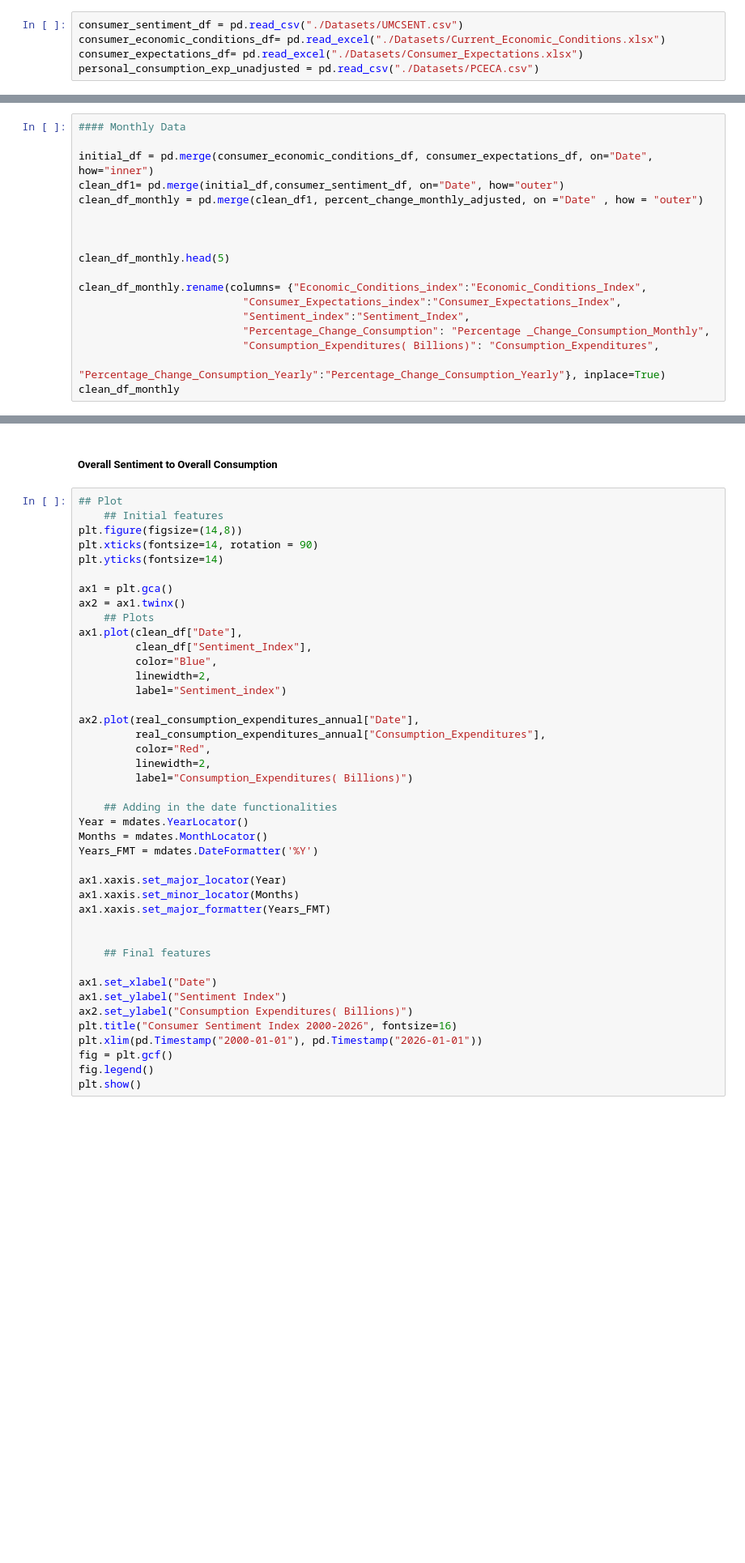
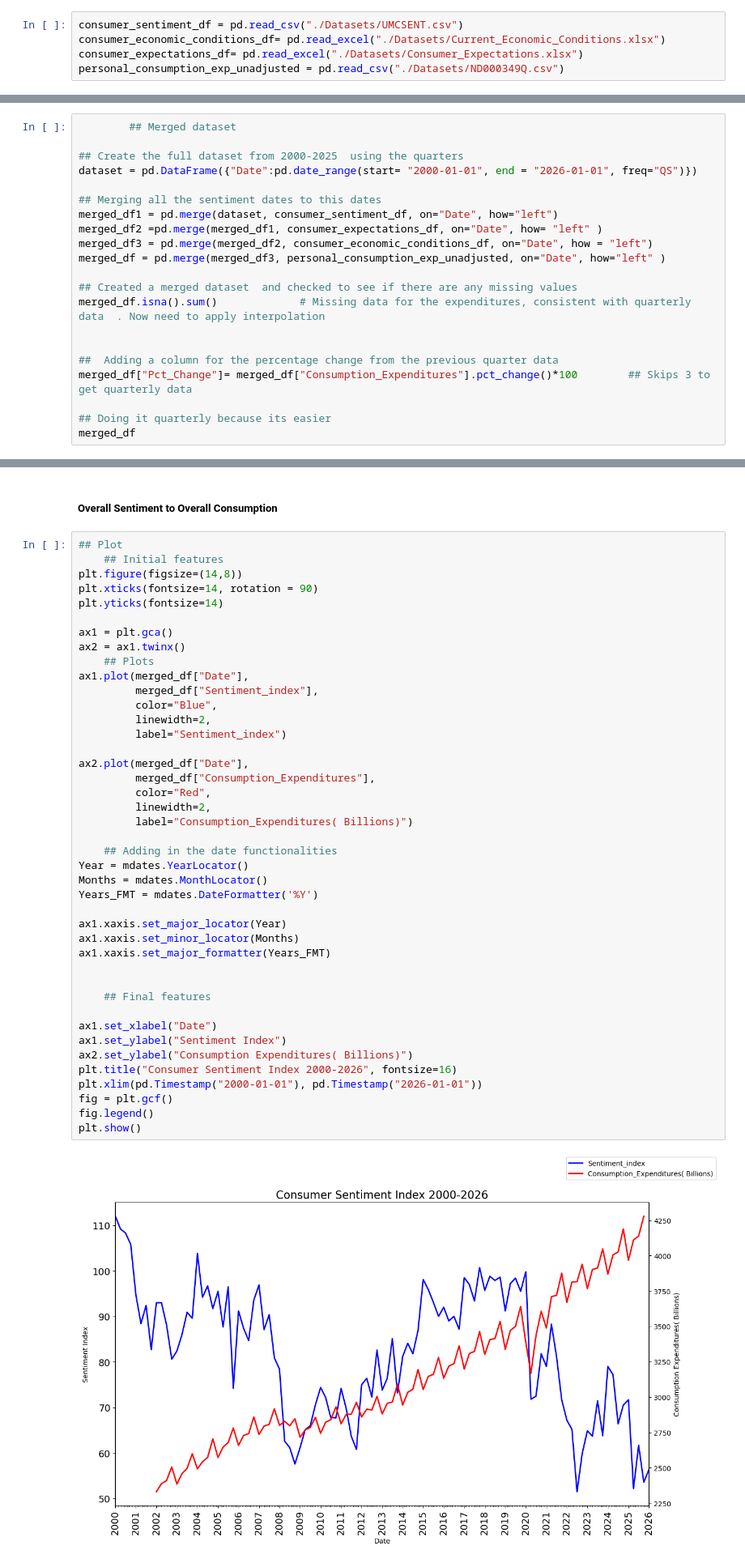
Before and after one commit to shane-221/Macro_project, a Jupyter notebook: main.ipynb, the cells around one changed output, grey strips where cells are left out. Shown at 81% size. Drawn from its saved outputs; the diff is of its cells as text; blank space fills up the shorter version.

Commit message:
Diagrams completed

```diff
--- a/main.ipynb
+++ b/main.ipynb
@@ -22,4 +22,4 @@ pd.options.display.float_format ="{:,.2f}".format
 consumer_sentiment_df = pd.read_csv("./Datasets/UMCSENT.csv")
 consumer_economic_conditions_df= pd.read_excel("./Datasets/Current_Economic_Conditions.xlsx")
 consumer_expectations_df= pd.read_excel("./Datasets/Consumer_Expectations.xlsx")
-personal_consumption_exp_unadjusted = pd.read_csv("./Datasets/PCECA.csv")
+personal_consumption_exp_unadjusted = pd.read_csv("./Datasets/ND000349Q.csv")
@@ -143,20 +214,23 @@ personal_consumption_exp_unadjusted.sample(5)
 ### Main Clean dataset with all variables
 ---
 # %%
-#### Monthly Data
+        ## Merged dataset
 
-initial_df = pd.merge(consumer_economic_conditions_df, consumer_expectations_df, on="Date", how="inner")
-clean_df1= pd.merge(initial_df,consumer_sentiment_df, on="Date", how="outer")
-clean_df_monthly = pd.merge(clean_df1, percent_change_monthly_adjusted, on ="Date" , how = "outer")
+## Create the full dataset from 2000-2025  using the quarters
+dataset = pd.DataFrame({"Date":pd.date_range(start= "2000-01-01", end = "2026-01-01", freq="QS")})
+
+## Merging all the sentiment dates to this dates
+merged_df1 = pd.merge(dataset, consumer_sentiment_df, on="Date", how="left")
+merged_df2 =pd.merge(merged_df1, consumer_expectations_df, on="Date", how= "left" )
+merged_df3 = pd.merge(merged_df2, consumer_economic_conditions_df, on="Date", how = "left")
+merged_df = pd.merge(merged_df3, personal_consumption_exp_unadjusted, on="Date", how="left" )
+
+## Created a merged dataset  and checked to see if there are any missing values
+merged_df.isna().sum()             # Missing data for the expenditures, consistent with quarterly data  . Now need to apply interpolation
 
 
+##  Adding a column for the percentage change from the previous quarter data
+merged_df["Pct_Change"]= merged_df["Consumption_Expenditures"].pct_change()*100        ## Skips 3 to get quarterly data
 
-clean_df_monthly.head(5)
-
-clean_df_monthly.rename(columns= {"Economic_Conditions_index":"Economic_Conditions_Index",
-                          "Consumer_Expectations_index":"Consumer_Expectations_Index",
-                          "Sentiment_index":"Sentiment_Index",
-                          "Percentage_Change_Consumption": "Percentage _Change_Consumption_Monthly",
-                          "Consumption_Expenditures( Billions)": "Consumption_Expenditures",
-                          "Percentage_Change_Consumption_Yearly":"Percentage_Change_Consumption_Yearly"}, inplace=True)
-clean_df_monthly
+## Doing it quarterly because its easier
+merged_df
@@ -222,38 +278,40 @@ plt.yticks(fontsize=14)
 ax1 = plt.gca()
 ax2 = ax1.twinx()
     ## Plots
-ax1.plot(clean_df["Date"],
-         clean_df["Sentiment_Index"],
+ax1.plot(merged_df["Date"],
+         merged_df["Sentiment_index"],
          color="Blue",
          linewidth=2,
          label="Sentiment_index")
 
-ax2.plot(real_consumption_expenditures_annual["Date"],
-         real_consumption_expenditures_annual["Consumption_Expenditures"],
+ax2.plot(merged_df["Date"],
+         merged_df["Consumption_Expenditures"],
          color="Red",
          linewidth=2,
          label="Consumption_Expenditures( Billions)")
 
     ## Adding in the date functionalities
 Year = mdates.YearLocator()
 Months = mdates.MonthLocator()
 Years_FMT = mdates.DateFormatter('%Y')
 
 ax1.xaxis.set_major_locator(Year)
 ax1.xaxis.set_minor_locator(Months)
 ax1.xaxis.set_major_formatter(Years_FMT)
 
 
     ## Final features
 
 ax1.set_xlabel("Date")
 ax1.set_ylabel("Sentiment Index")
 ax2.set_ylabel("Consumption Expenditures( Billions)")
 plt.title("Consumer Sentiment Index 2000-2026", fontsize=16)
 plt.xlim(pd.Timestamp("2000-01-01"), pd.Timestamp("2026-01-01"))
 fig = plt.gcf()
 fig.legend()
 plt.show()
+# %% [output]
+[figure, added]
 # %% [markdown]
 
 Consumption is steadily rising compared to sentiment -- so the variables seem decoupled. Try the percent changes.
```
Also changed, not shown: parts of 20 cells of this notebook.
